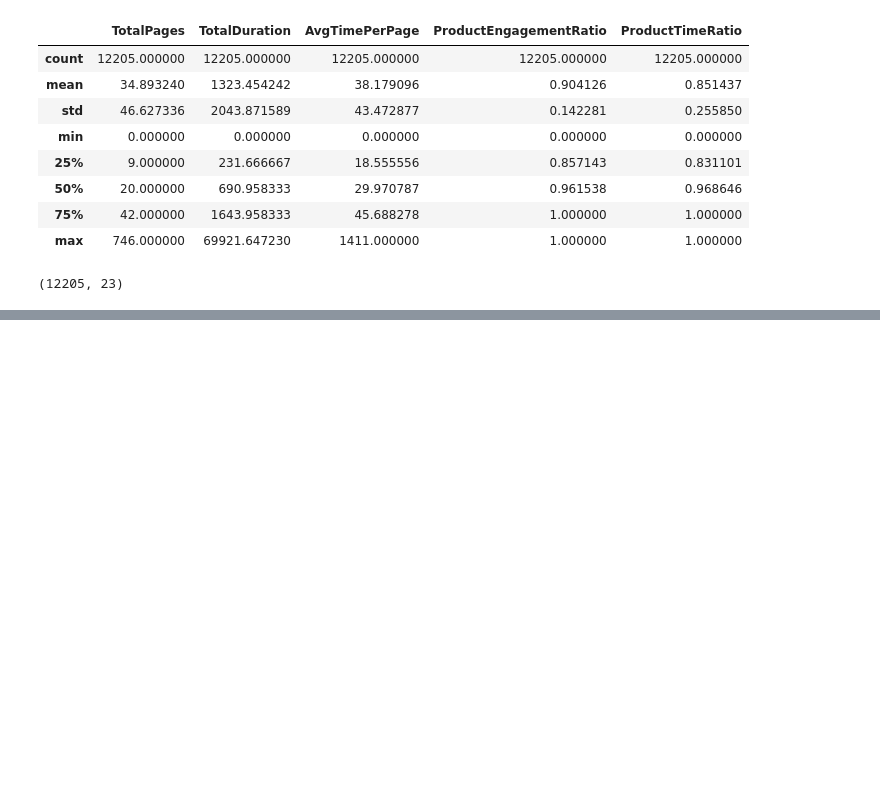
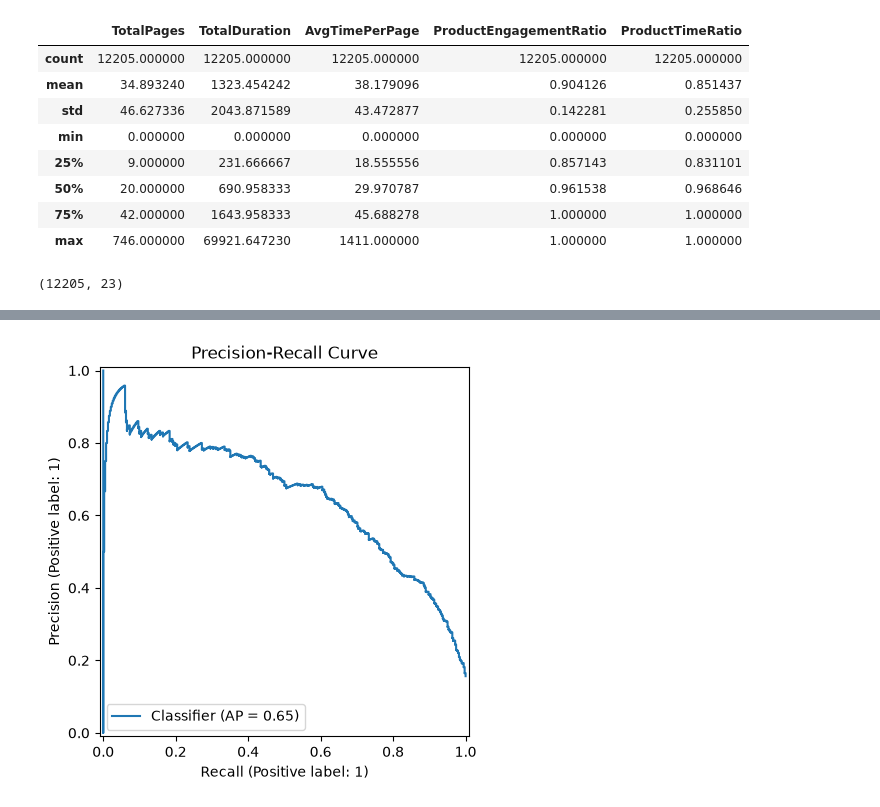
Before and after one commit to devdhruvsingh/ecommerce-purchase-predictions, a Jupyter notebook: notebooks/01_data_exploration.ipynb, the cells around one changed output, grey strips where cells are left out. Saved outputs shown, nothing was run; the diff lists cells and outputs as text; code cells hidden in the pictures; blank space fills up the shorter version.

```diff
--- a/notebooks/01_data_exploration.ipynb
+++ b/notebooks/01_data_exploration.ipynb
@@ -1119,0 +1497,12 @@ df_clean.shape
+# %%
+from sklearn.metrics import PrecisionRecallDisplay
+
+PrecisionRecallDisplay.from_predictions(
+    y_test,
+    y_prob
+)
+
+plt.title("Precision-Recall Curve")
+plt.show()
+# %% [output]
+[figure, added]
```
Also changed, not shown: parts of 32 cells of this notebook.
